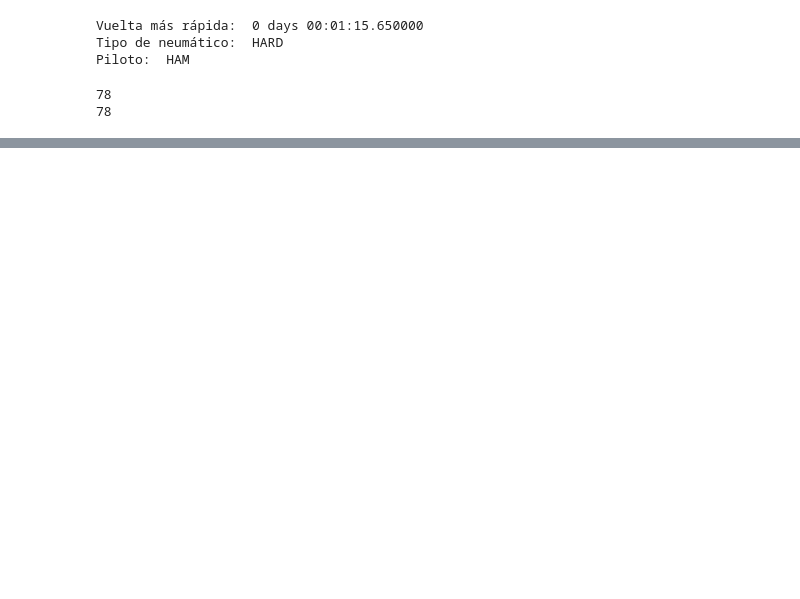
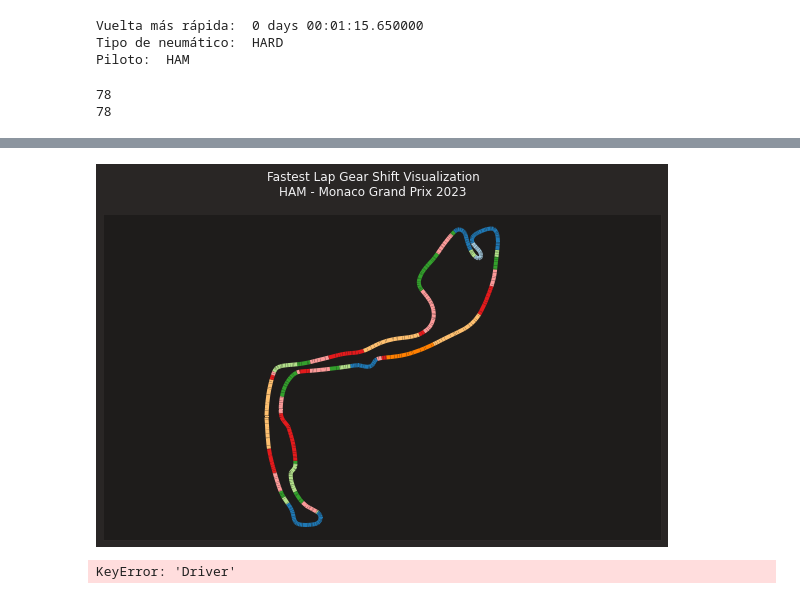
Before and after one commit to juliasabatel/GP_SPAIN_2013_ALONSO, a Jupyter notebook: GP_MONACO_2023_ALONSO.ipynb, the cells around one changed output, grey strips where cells are left out. Saved outputs shown, nothing was run; the diff lists cells and outputs as text; code cells hidden in the pictures; blank space fills up the shorter version.

```diff
--- a/GP_MONACO_2023_ALONSO.ipynb
+++ b/GP_MONACO_2023_ALONSO.ipynb
@@ -226,0 +247,56 @@ print(fastest_laps[['Driver', 'LapTime', 'LapTimeDelta']])
+# %%
+lap = session.laps.pick_fastest()
+tel = lap.get_telemetry()
+# %%
+#Vuelta más rápida de Verstappen
+#para transformarlo en numpy, que se vea bien
+x = np.array(tel['X'].values)
+y = np.array(tel['Y'].values)
+
+points = np.array([x, y]).T.reshape(-1, 1, 2)
+segments = np.concatenate([points[:-1], points[1:]], axis=1)
+gear = tel['nGear'].to_numpy().astype(float)
+# %%
+#colección de lineas y valores
+cmap = cm.get_cmap('Paired')
+lc_comp = LineCollection(segments, norm=plt.Normalize(1, cmap.N+1), cmap=cmap)
+lc_comp.set_array(gear)
+lc_comp.set_linewidth(4)
+# %%
+plt.gca().add_collection(lc_comp)
+plt.axis('equal')
+plt.tick_params(labelleft=False, left=False, labelbottom=False, bottom=False)
+
+title = plt.suptitle(
+    f"Fastest Lap Gear Shift Visualization\n"
+    f"{lap['Driver']} - {session.event['EventName']} {session.event.year}"
+)
+# %% [output]
+[figure, added]
+# %%
+# Dividimos en 25 minisectores
+num_minisectors = 25
+
+# Coge el valor máximo de distancia que se conoce en la telemetría
+total_distance = total_distance = max(tel['Distance'])
+
+# Generar minisectores de igual tamaño
+minisector_length = total_distance / num_minisectors
+# Iniciar la variable minisector, con 0 (metros) como punto de partida
+minisectors = [0]
+
+# Add multiples of minisector_length to the minisectors
+for i in range(0, (num_minisectors - 1)):
+    minisectors.append(minisector_length * (i + 1))
+tel['Minisector'] = tel['Distance'].apply(
+    lambda dist: (
+        int((dist // minisector_length) + 1)
+    )
+) #lambda de internet
+
+# Calcular la velocidad media de cada piloto por minisector
+average_speed = tel.groupby(['Minisector', 'Driver'])['Speed'].mean().reset_index()
+
+average_speed.head()
+# %% [output]
+KeyError: 'Driver'
```
Also changed, not shown: parts of 27 cells of this notebook.
